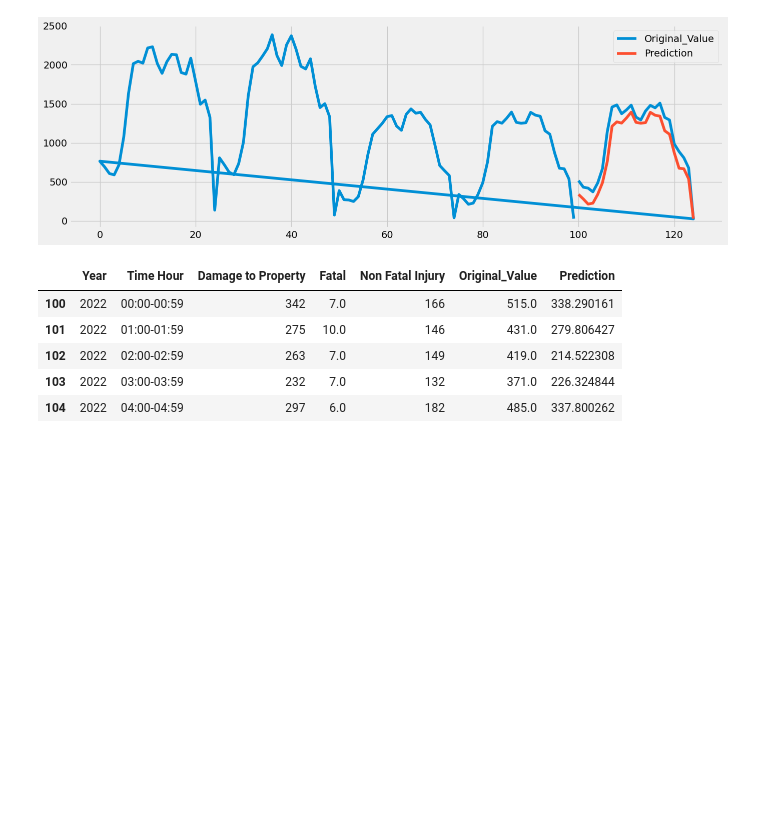
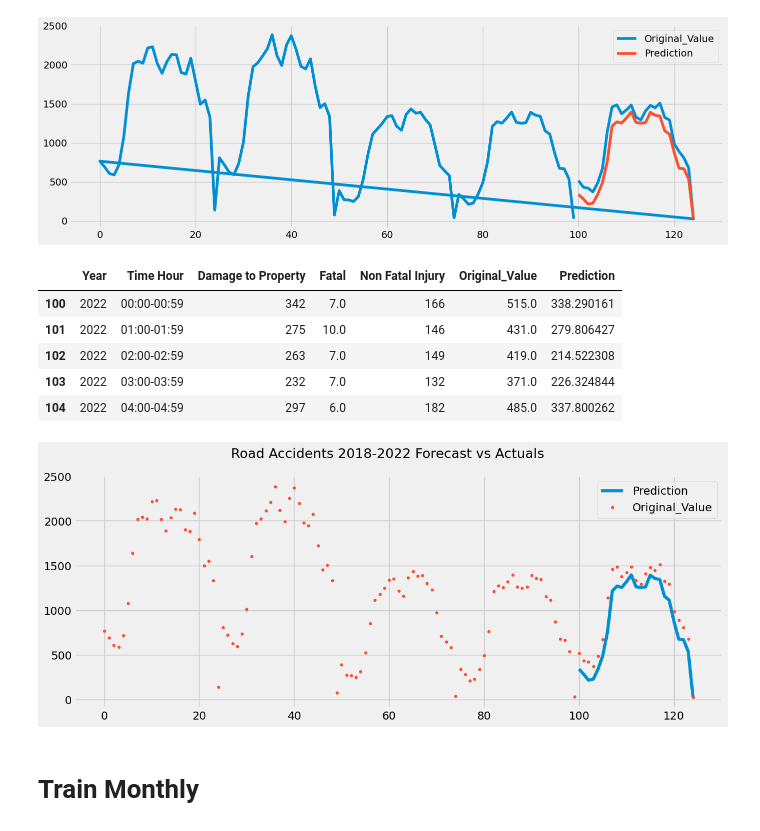
Before and after one commit to MaiJhay/Road-Accidents-In-Quezon-City, a Jupyter notebook: main.ipynb, the cells around one changed output. Drawn from its saved outputs; the diff is of its cells as text; code cells hidden in the pictures; blank space fills up the shorter version.

Commit message:
prediction on hour and month

```diff
--- a/main.ipynb
+++ b/main.ipynb
@@ -470,3 +472,15 @@ sale_all.head()
 | 102 | 2022 | 02:00-02:59 | 263 | 7.0 | 149 | 419.0 | 214.522308 |
 | 103 | 2022 | 03:00-03:59 | 232 | 7.0 | 132 | 371.0 | 226.324844 |
 | 104 | 2022 | 04:00-04:59 | 297 | 6.0 | 182 | 485.0 | 337.800262 |
+# %%
+# Plot the forecast with the actuals for PRD
+f, ax = plt.subplots(1)
+f.set_figheight(5)
+f.set_figwidth(13)
+Overview_Mai_2015 = sale_all[['Prediction','Original_Value']].plot(ax=ax, style=['-','.'])
+
+plot = plt.suptitle('Road Accidents 2018-2022 Forecast vs Actuals')
+# %% [output]
+[figure, added]
+# %% [markdown]
+# Train Monthly
```
Also changed, not shown: parts of 10 cells of this notebook, 1 other file.
